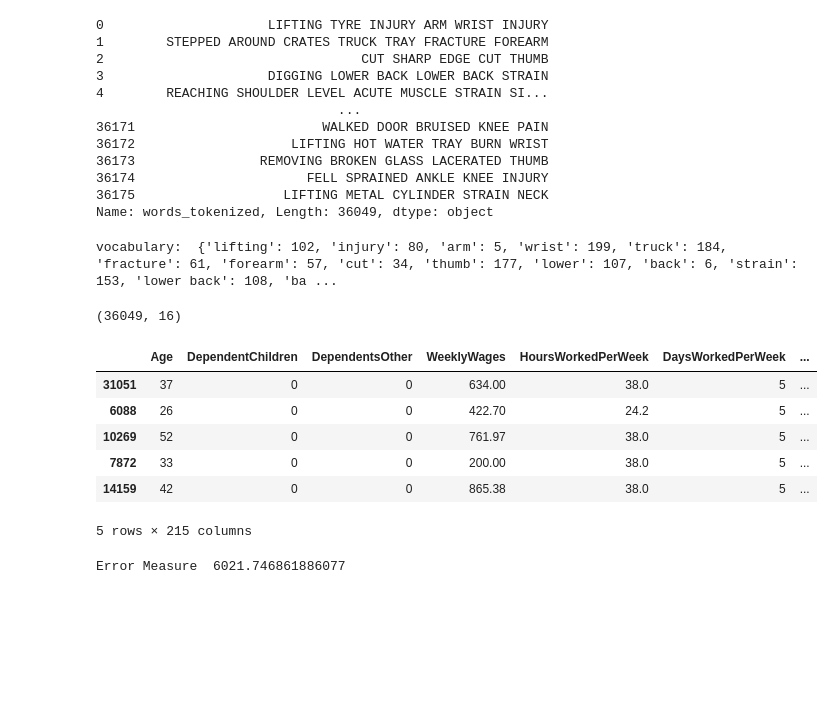
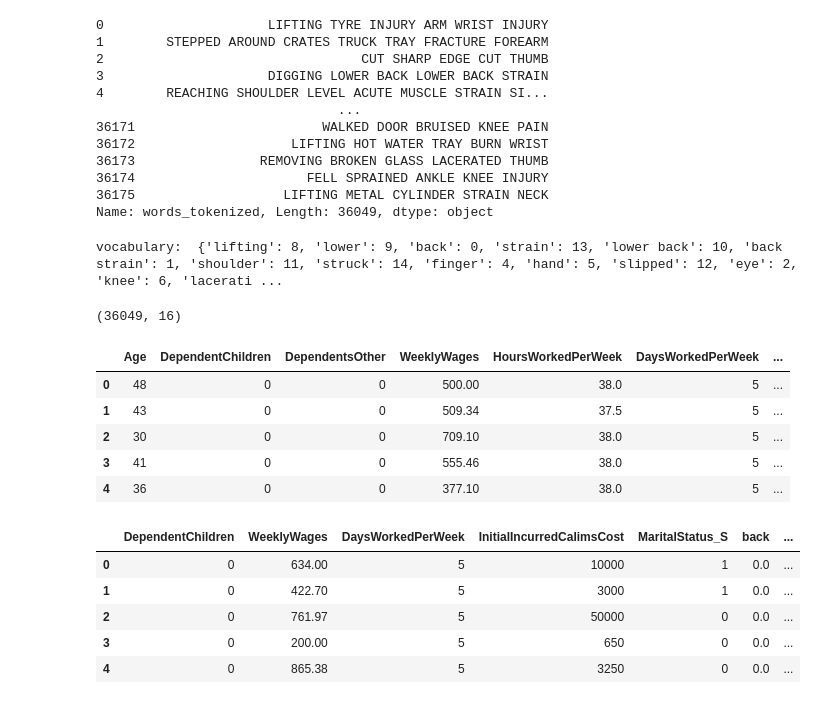
Before and after one commit to Laura-VFA/MachineLearning-21-22, a Jupyter notebook: ML_Deliverable3.ipynb, the cells around one changed output. Saved outputs shown, nothing was run; the diff lists cells and outputs as text; code cells hidden in the pictures; blank space fills up the shorter version.

```diff
--- a/ML_Deliverable3.ipynb
+++ b/ML_Deliverable3.ipynb
@@ -1483,13 +1474,13 @@ df_full['words_tokenized']
 36175                   LIFTING METAL CYLINDER STRAIN NECK
 Name: words_tokenized, Length: 36049, dtype: object
 # %%
-vectorizer_ngrams = TfidfVectorizer(ngram_range=(1,3), max_features=200)
+vectorizer_ngrams = TfidfVectorizer(ngram_range=(1,3), max_features=15)
 
 # Fit and transform
 data_ngrams = vectorizer_ngrams.fit_transform(df_full['words_tokenized'])
 print("vocabulary: ", vectorizer_ngrams.vocabulary_)
 # %% [output]
-vocabulary:  {'lifting': 102, 'injury': 80, 'arm': 5, 'wrist': 199, 'truck': 184, 'fracture': 61, 'forearm': 57, 'cut': 34, 'thumb': 177, 'lower': 107, 'back': 6, 'strain': 153, 'lower back': 108, 'ba ...
+vocabulary:  {'lifting': 8, 'lower': 9, 'back': 0, 'strain': 13, 'lower back': 10, 'back strain': 1, 'shoulder': 11, 'struck': 14, 'finger': 4, 'hand': 5, 'slipped': 12, 'eye': 2, 'knee': 6, 'lacerati ...
 # %%
 # Create a Dataframe
 cv_tfidf_ngrams=pd.DataFrame(data_ngrams.toarray(),columns=vectorizer_ngrams.get_feature_names())
@@ -1504,40 +1495,56 @@ df_numeric.reset_index(inplace=True, drop=True)
 aux = df_numeric.join(cv_tfidf_ngrams)
+# %%
+dateAccident = list(map(lambda x: datetime.strptime(x, "%Y-%m-%dT%H:%M:%S%z"), df_full['DateTimeOfAccident']))
+aux['MesAccidente'] = list(map(lambda x: x.month, dateAccident))
+dateReport = list(map(lambda x: datetime.strptime(x, "%Y-%m-%dT%H:%M:%S%z"), df_full['DateReported']))
+aux['MesReport'] = list(map(lambda x: x.month, dateReport))
+aux['DiasTardaEnReportar'] = list(starmap(lambda x, y: (y - x).days, zip(dateAccident, dateReport)))
+aux.head()
+# %% [output]
+|  | Age | DependentChildren | DependentsOther | WeeklyWages | HoursWorkedPerWeek | DaysWorkedPerWeek | ... |
+| 0 | 48 | 0 | 0 | 500.00 | 38.0 | 5 | ... |
+| 1 | 43 | 0 | 0 | 509.34 | 37.5 | 5 | ... |
+| 2 | 30 | 0 | 0 | 709.10 | 38.0 | 5 | ... |
+| 3 | 41 | 0 | 0 | 555.46 | 38.0 | 5 | ... |
+| 4 | 36 | 0 | 0 | 377.10 | 38.0 | 5 | ... |
 # %%
 # APLICAR MODELOOOOOOOOOS
 # %%
-# Definicion de train set y test set
-from sklearn.model_selection import train_test_split
-from sklearn.feature_selection import SelectKBest, chi2, f_regression
+# Train and test definition
 x_features = list(aux.columns)
 x_features.remove('UltimateIncurredClaimCost')
+
+x_features.remove('DependentsOther')
+x_features.remove('HoursWorkedPerWeek')
+x_features.remove('Gender_F')
+x_features.remove('Gender_M')
+x_features.remove('Gender_U')
+x_features.remove('MaritalStatus_M')
+x_features.remove('MaritalStatus_U')
+x_features.remove('PartTimeFullTime_P')
+x_features.remove('PartTimeFullTime_F')
+x_features.remove('Age')
+
+
 
 X = aux[x_features]
 y = aux['UltimateIncurredClaimCost']
 
 X_train, X_test, y_train, y_test = train_test_split( X, y, test_size=0.33, random_state=42)
+X_train.reset_index(drop = True, inplace = True)
 X_train.head()
 # %% [output]
-|  | Age | DependentChildren | DependentsOther | WeeklyWages | HoursWorkedPerWeek | DaysWorkedPerWeek | ... |
-| 31051 | 37 | 0 | 0 | 634.00 | 38.0 | 5 | ... |
-| 6088 | 26 | 0 | 0 | 422.70 | 24.2 | 5 | ... |
-| 10269 | 52 | 0 | 0 | 761.97 | 38.0 | 5 | ... |
-| 7872 | 33 | 0 | 0 | 200.00 | 38.0 | 5 | ... |
-| 14159 | 42 | 0 | 0 | 865.38 | 38.0 | 5 | ... |
+|  | DependentChildren | WeeklyWages | DaysWorkedPerWeek | InitialIncurredCalimsCost | MaritalStatus_S | back | ... |
+| 0 | 0 | 634.00 | 5 | 10000 | 1 | 0.0 | ... |
+| 1 | 0 | 422.70 | 5 | 3000 | 1 | 0.0 | ... |
+| 2 | 0 | 761.97 | 5 | 50000 | 0 | 0.0 | ... |
+| 3 | 0 | 200.00 | 5 | 650 | 0 | 0.0 | ... |
+| 4 | 0 | 865.38 | 5 | 3250 | 0 | 0.0 | ... |
-5 rows × 215 columns
 # %%
-from sklearn.ensemble import RandomForestRegressor
-
-#1.1 Model Parametrization
-regressor = RandomForestRegressor(n_estimators= 10, max_depth = 5, criterion='absolute_error', random_state=0)
-#1.2 Model construction
+# Model Parametrization
+regressor = RandomForestRegressor(n_estimators= 16, max_depth = 5, criterion='absolute_error', random_state=0)
+# Model construction
 regressor.fit(X_train, y_train)
 
 # Test
 y_pred = regressor.predict(X_test)
-
-# metrics calculation
-from sklearn.metrics import mean_absolute_error
-mae = mean_absolute_error(y_test,y_pred)
-print ("Error Measure ",  mae)
-# %% [output]
-Error Measure  6021.746861886077
```
Also changed, not shown: parts of 130 cells of this notebook.
